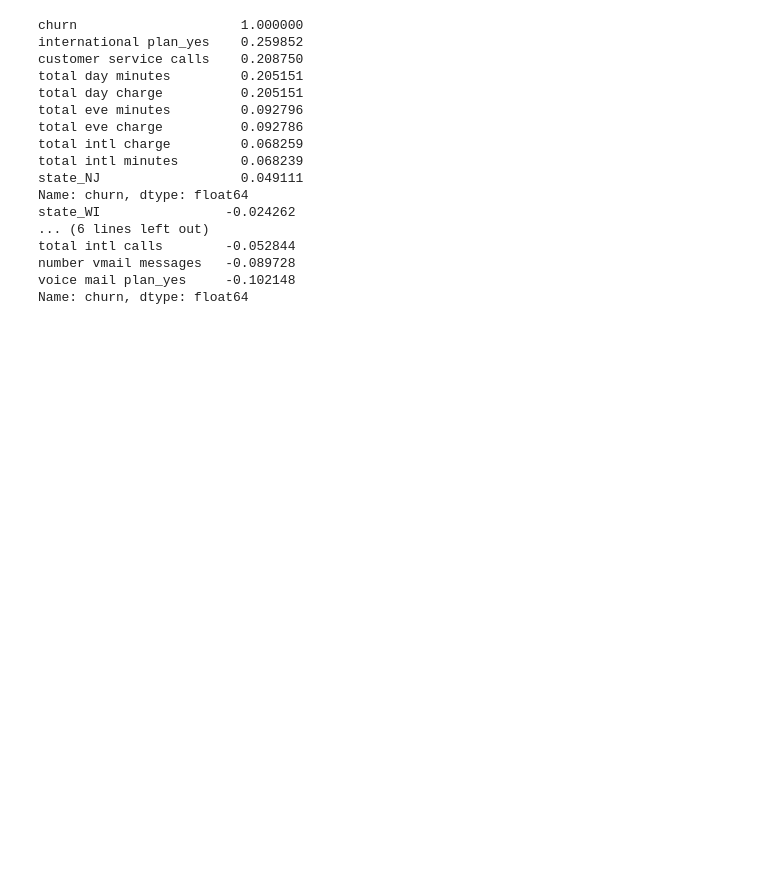
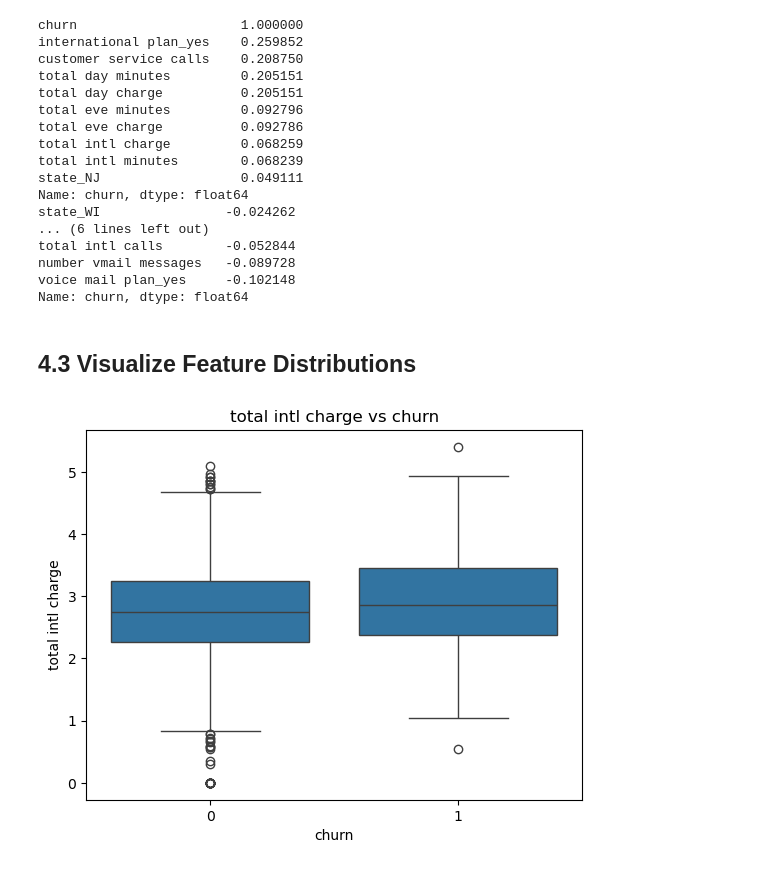
Before and after one commit to muhatonjeri/SyriaTel-Customer-Churn, a Jupyter notebook: notebooks/Customerchun.ipynb, the cells around one changed output. Cells and saved outputs as stored; diff of their text form; code cells hidden in the pictures; blank space fills up the shorter version.

Commit message:
visualization1

```diff
--- a/notebooks/Customerchun.ipynb
+++ b/notebooks/Customerchun.ipynb
@@ -304,3 +304,11 @@ total intl calls        -0.052844
 number vmail messages   -0.089728
 voice mail plan_yes     -0.102148
 Name: churn, dtype: float64
+# %% [markdown]
+## 4.3 Visualize Feature Distributions
+# %%
+sns.boxplot(data=df_clean, x='churn', y='total intl charge')
+plt.title('total intl charge vs churn')
+plt.show()
+# %% [output]
+[figure, added]
```
Also changed, not shown: parts of 1 cell of this notebook.
